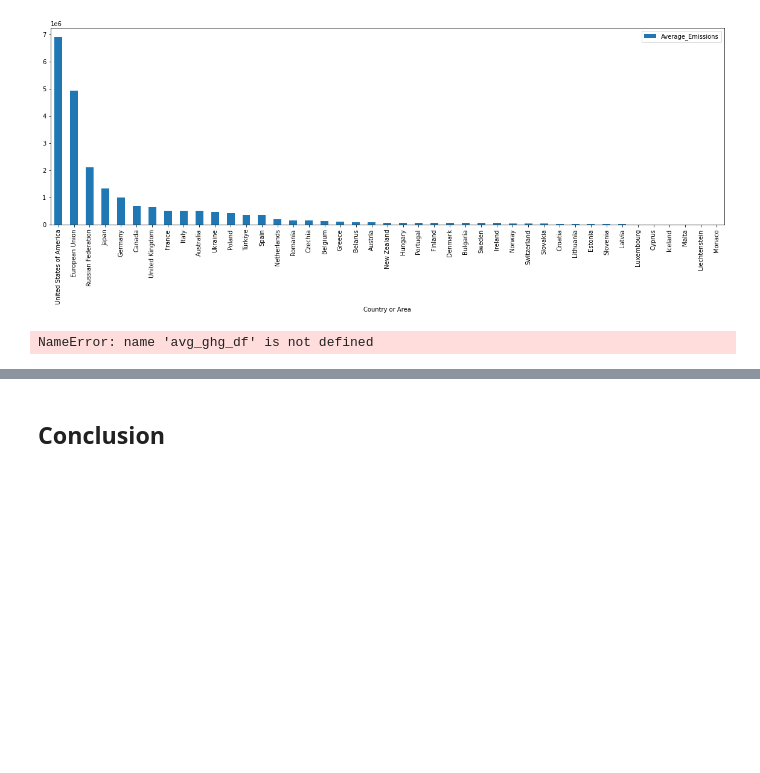
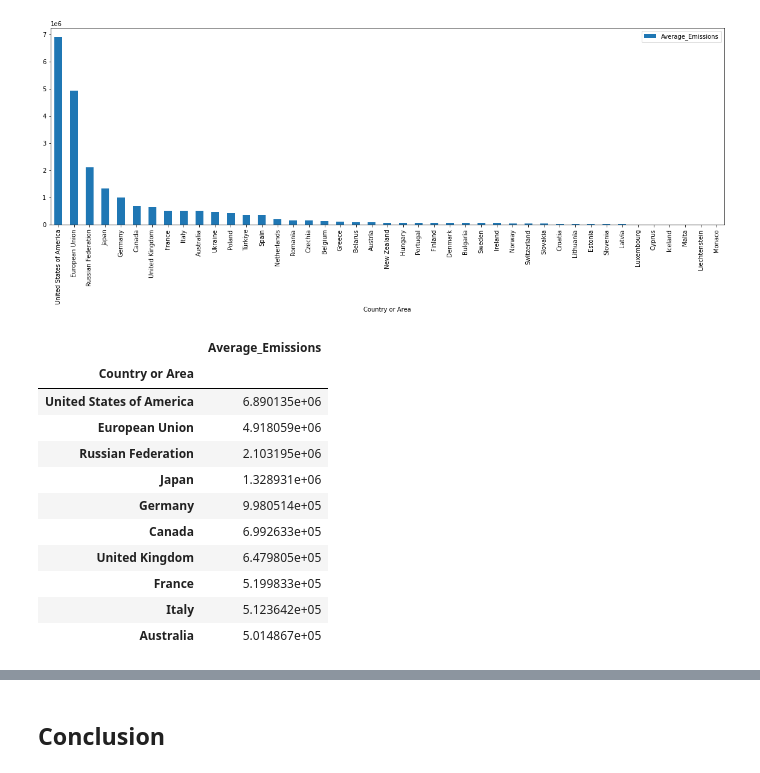
Before and after one commit to aokdata/International_GHG_Data_Analysis, a Jupyter notebook: UN_GHG_EDA_Notebook.ipynb, the cells around one changed output, grey strips where cells are left out. Saved outputs shown, nothing was run; the diff lists cells and outputs as text; code cells hidden in the pictures; blank space fills up the shorter version.

```diff
--- a/UN_GHG_EDA_Notebook.ipynb
+++ b/UN_GHG_EDA_Notebook.ipynb
@@ -157,7 +173,19 @@ avg_ghg_df.sort_values('Average_Emissions', ascending=False, inplace=True)
 avg_ghg_df.plot(kind='bar', figsize = (20,6));
 # %% [output]
 [figure]
-# %%
-avg_ghg_df
-# %% [output]
-NameError: name 'avg_ghg_df' is not defined
+# %%
+#Top 10 Countries with Greatest Average Emisions
+avg_ghg_df.head(10)
+# %% [output]
+|  | Average_Emissions |
+| Country or Area |  |
+| United States of America | 6.890135e+06 |
+| European Union | 4.918059e+06 |
+| Russian Federation | 2.103195e+06 |
+| Japan | 1.328931e+06 |
+| Germany | 9.980514e+05 |
+| Canada | 6.992633e+05 |
+| United Kingdom | 6.479805e+05 |
+| France | 5.199833e+05 |
+| Italy | 5.123642e+05 |
+| Australia | 5.014867e+05 |
```
Also changed, not shown: parts of 8 cells of this notebook.
